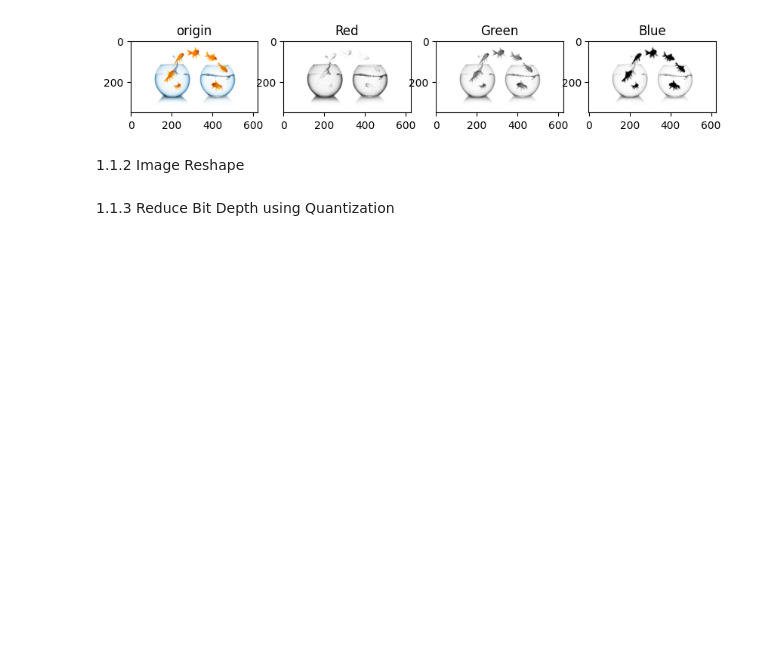
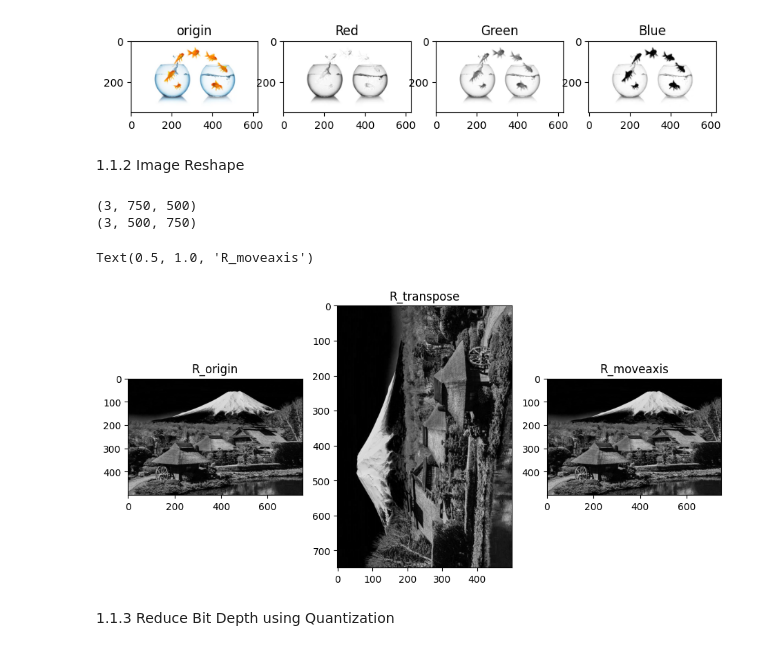
Before and after one commit to pithakpong/image_processing, a Jupyter notebook: lab1/lab1.ipynb, the cells around one changed output. Cells and saved outputs as stored; diff of their text form; code cells hidden in the pictures; blank space fills up the shorter version.

```diff
--- a/lab1/lab1.ipynb
+++ b/lab1/lab1.ipynb
@@ -62,15 +62,42 @@ Text(0.5, 1.0, 'Blue')
 # %%
 import numpy
 import cv2
 import matplotlib.pyplot as plt
 path = 'image/fuji.jpg'
 image = plt.imread(path)
 
 Transpose = np.transpose(image,(2,1,0))
+print(Transpose.shape)
+R_original = image[:,:,0]
+R_transpose = Transpose[0,:,:]
+Moveaxis = np.moveaxis(Transpose,source=1,destination=2)
+R_moveaxis = Moveaxis[0,:,:]
+# R_reshape = np.reshape(R_moveaxis,(50,50))
+print(Moveaxis.shape)
+fig = plt.figure(figsize=(15,15))
 
-Moveaxis = np.moveaxis(Transpose,source=1,destination=2)
+fig.add_subplot(1,4,1)
+plt.imshow(R_original,cmap='gray')
+plt.title("R_origin")
+
+fig.add_subplot(1,4,2)
+plt.imshow(R_transpose,cmap='gray')
+plt.title("R_transpose")
+
+fig.add_subplot(1,4,3)
+plt.imshow(R_moveaxis,cmap='gray')
+plt.title("R_moveaxis")
+
+# fig.add_subplot(1,4,4)
+# plt.imshow(R_reshape,cmap='gray')
+# plt.title("R_reshape")
 
 # plt not support for show image channel first
+# %% [output]
+(3, 750, 500)
+(3, 500, 750)
+Text(0.5, 1.0, 'R_moveaxis')
+[figure, added]
 # %% [markdown]
 1.1.3 Reduce Bit Depth using Quantization
 # %%
```
Also changed, not shown: parts of 2 cells of this notebook.
